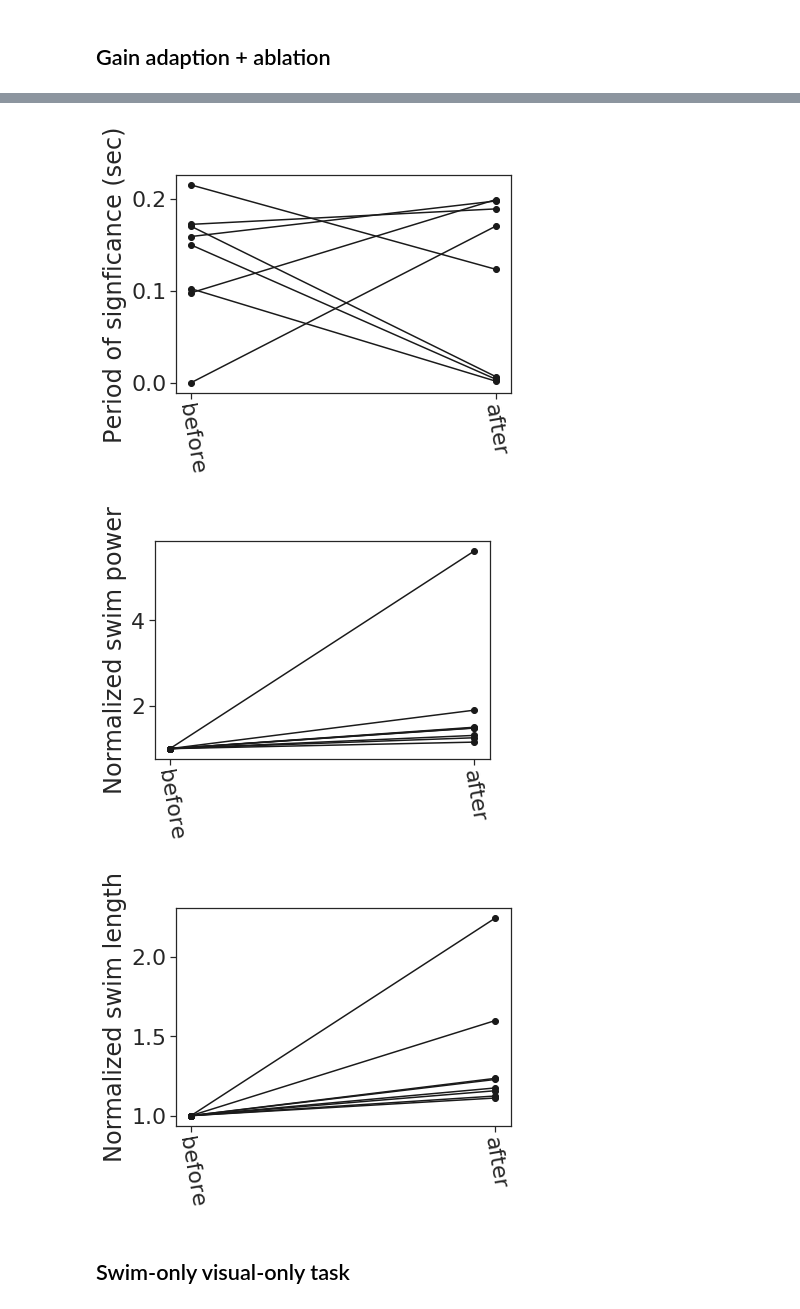
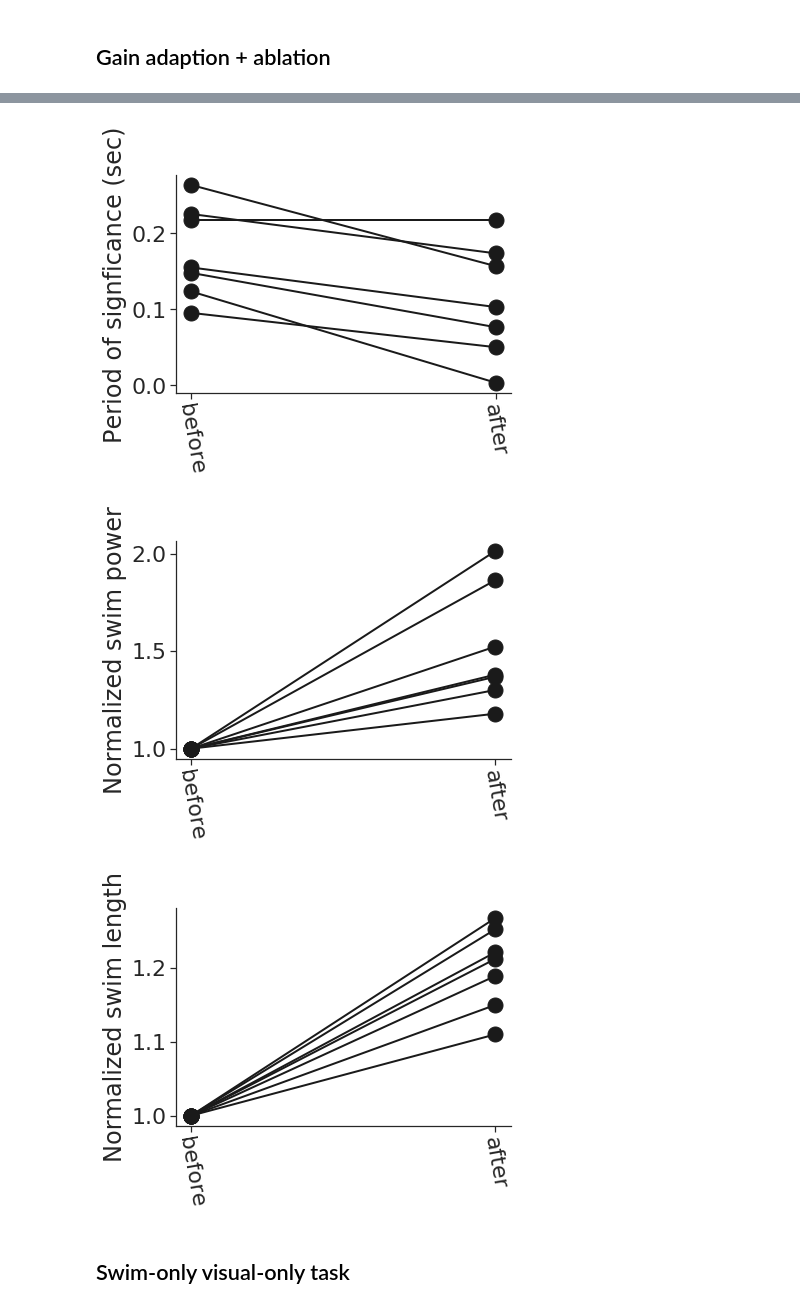
Before and after one commit to zqwei/DRN_voltage_analysis, a Jupyter notebook: Notebooks/behaviors.ipynb, the cells around one changed output, grey strips where cells are left out. Saved outputs shown, nothing was run; the diff lists cells and outputs as text; code cells hidden in the pictures.

```diff
--- a/Notebooks/behaviors.ipynb
+++ b/Notebooks/behaviors.ipynb
@@ -90,7 +90,7 @@ plt.show()
 ## Gain adaption + ablation
 # %%
 gain_stat_len = 100
-sig_thres = 0.0
+sig_thres = 0.2
 # %%
 vol_file = '../Analysis/depreciated/analysis_sections_ablation_gain.csv'
 dat_xls_file = pd.read_csv(vol_file)
@@ -111,7 +111,8 @@ for _, row in dat_xls_file.iterrows():
     r_swim = _['r_swim']
     l_swim = _['l_swim']
     task_period = _['task_period'].astype('int')
-    if not 'control' in task_type:
+#     if not 'control' in task_type:
+    if 'control' in task_type:
         continue
     visu = _['visu']
     p_swim = r_swim + l_swim
@@ -203,30 +204,33 @@ for _, n_fish in mean_data.iterrows():
 mean_data = mean_data[valid_list]
 before_ = mean_data[mean_data['ablt_id']=='before']['swim_sig'].values*gain_stat_len/300
 after_ = mean_data[mean_data['ablt_id']=='after']['swim_sig'].values*gain_stat_len/300
-plt.plot(['before', 'after'], [before_, after_], '-ok')
+plt.plot(['before', 'after'], [before_, after_], '-ok', lw=2, ms=15)
 plt.xticks(rotation=-80)
 plt.ylabel('Period of signficance (sec)')
-plt.show()
+sns.despine()
+plt.savefig("../Plots/ablt_beh_sig.pdf")
 # %% [output]
-[figure, old version]
+[figure, new version]
 # %%
 before_ = mean_data[mean_data['ablt_id']=='before']['swim_power'].values
 after_ = mean_data[mean_data['ablt_id']=='after']['swim_power'].values
-plt.plot(['before', 'after'], [before_/before_, after_/before_], '-ok')
+plt.plot(['before', 'after'], [before_/before_, after_/before_], '-ok', lw=2, ms=15)
 plt.xticks(rotation=-80)
 plt.ylabel('Normalized swim power')
-plt.show()
+sns.despine()
+plt.savefig("../Plots/ablt_beh_swim_power.pdf")
 # %% [output]
-[figure, old version]
+[figure, new version]
 # %%
 before_ = mean_data[mean_data['ablt_id']=='before']['swim_length'].values
 after_ = mean_data[mean_data['ablt_id']=='after']['swim_length'].values
-plt.plot(['before', 'after'], [before_/before_, after_/before_], '-ok')
+plt.plot(['before', 'after'], [before_/before_, after_/before_], '-ok', lw=2, ms=15)
 plt.xticks(rotation=-80)
 plt.ylabel('Normalized swim length')
-plt.show()
+sns.despine()
+plt.savefig("../Plots/ablt_beh_swim_length.pdf")
 # %% [output]
-[figure, old version]
+[figure, new version]
 # %% [markdown]
 ## Swim-only visual-only task
 # %%
```
Also changed, not shown: parts of 2 cells of this notebook, 7 other files.
